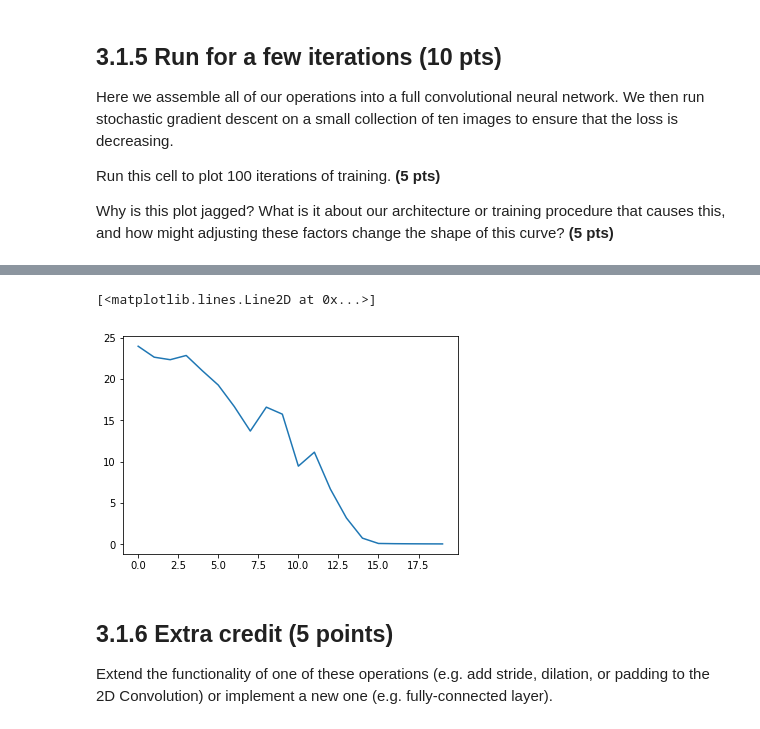
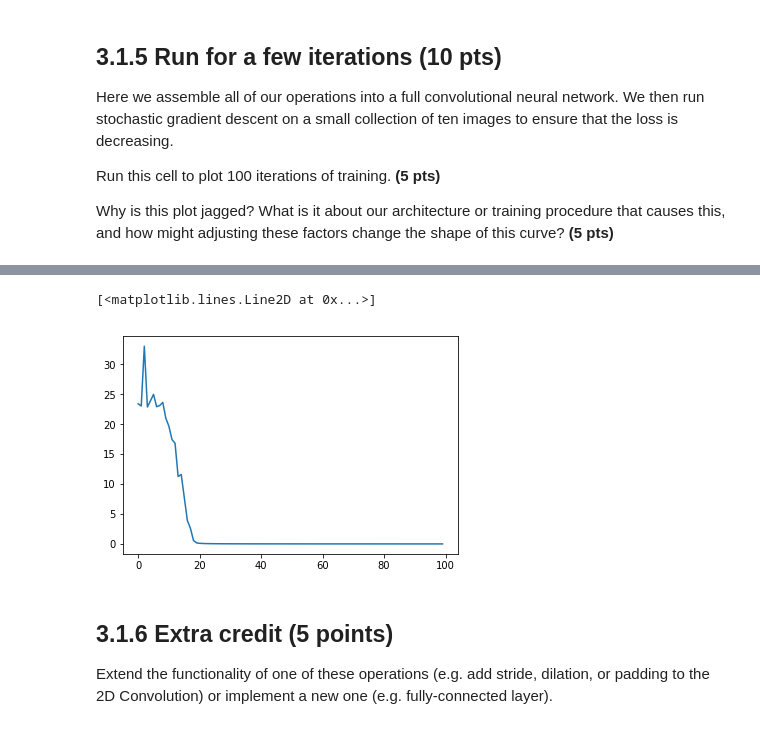
Before and after one commit to trwxd8/GradSchool576, a Jupyter notebook: Project3/Assignment3.ipynb, the cells around one changed output, grey strips where cells are left out. Saved outputs shown, nothing was run; the diff lists cells and outputs as text; code cells hidden in the pictures.

```diff
--- a/Project3/Assignment3.ipynb
+++ b/Project3/Assignment3.ipynb
@@ -567,7 +567,7 @@ inputs.value = np.random.normal(size=(28, 28, 1))
 
 mnist = input_data.read_data_sets('MNIST_data', one_hot=False)
 
-num_its = 20
+num_its = 100
 batch_size = 10
 batch_x, batch_y = mnist.train.next_batch(batch_size)
 
@@ -616,5 +616,5 @@ Iteration 19 Loss: [0.03316054]
 [<matplotlib.lines.Line2D at 0x...>]
-[figure, old version]
+[figure, new version]
 # %% [markdown]
 ## 3.1.6 Extra credit (5 points)
 
```
Also changed, not shown: parts of 3 cells of this notebook, 14 other files.
